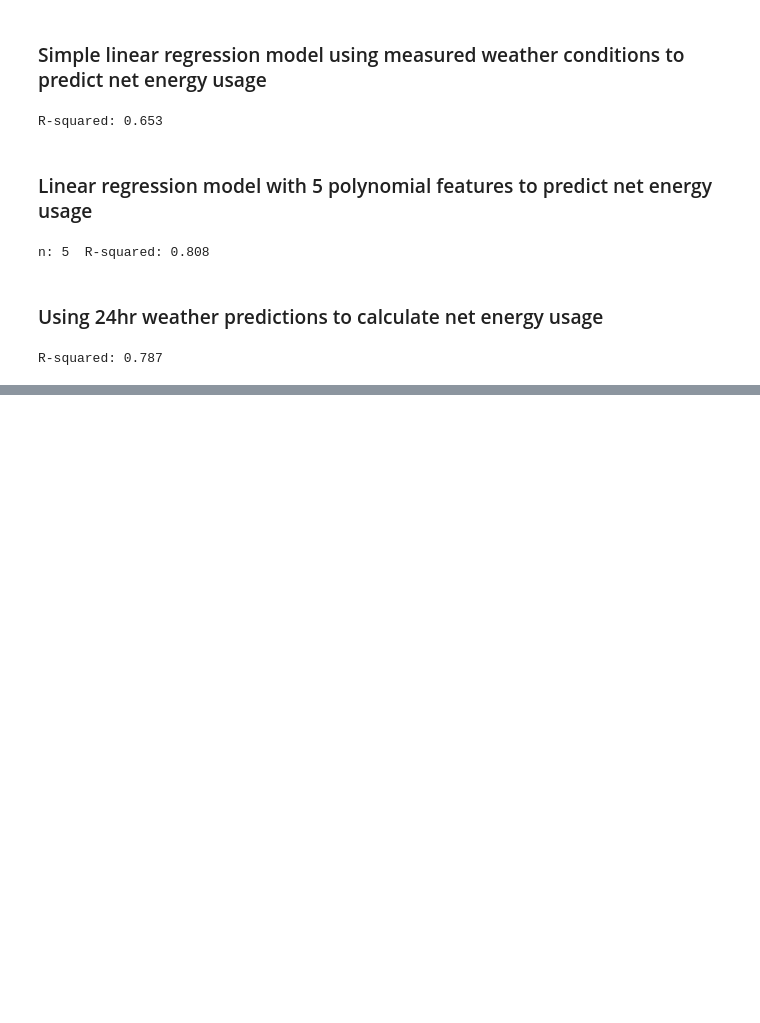
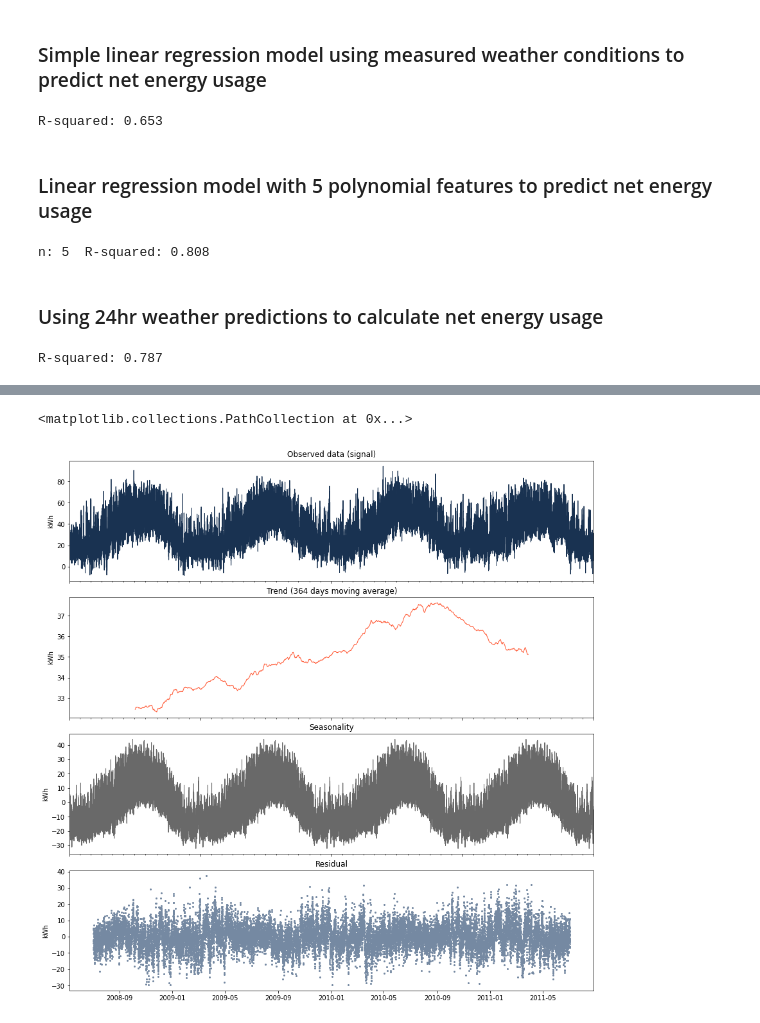
Before and after one commit to erickCantu/TheGreenCitySolutionsGroup, a Jupyter notebook: notebooks/Regression.ipynb, the cells around one changed output, grey strips where cells are left out. Saved outputs shown, nothing was run; the diff lists cells and outputs as text; code cells hidden in the pictures; blank space fills up the shorter version.

```diff
--- a/notebooks/Regression.ipynb
+++ b/notebooks/Regression.ipynb
@@ -148,0 +155,47 @@ plt.legend(loc='upper left')
+# %%
+seas_decomp_yearly = seasonal_decompose(
+    x=df['net_load_kWh'],
+    model='additive',
+    two_sided=True,
+    period= 365*24)
+
+cmaps_hex = ['#193251','#FF5A36','#696969', '#7589A2','#FF5A36', '#DB6668']
+sns.set_palette(palette=cmaps_hex)
+sns_c = sns.color_palette(palette=cmaps_hex)
+
+# Plots:
+fig, ax = plt.subplots(4, 1, figsize=(12, 12), constrained_layout=True)
+
+#Plot Signal
+ax[0].set(title='Observed data (signal)',
+          ylabel='kWh')
+seas_decomp_yearly.observed.plot(color=sns_c[0],
+                              linewidth=1,
+                              sharex=True,
+                              ax=ax[0])
+#Plot Trend
+ax[1].set(title='Trend (364 days moving average)',
+          ylabel='kWh')
+seas_decomp_yearly.trend.plot(color=sns_c[1],
+                              linewidth=1,
+                              sharex=True,
+                              ax=ax[1])
+#Plot Seasonality
+ax[2].set(title='Seasonality',
+          ylabel='kWh')
+seas_decomp_yearly.seasonal.plot(
+                                color=sns_c[2],
+                                linewidth=1,
+                                sharex=True,
+                                ax=ax[2])
+#Plot residual
+ax[3].set(title='Residual',
+          ylabel='kWh');
+ax[3].scatter(
+    x=seas_decomp_yearly.resid.index,
+    y=seas_decomp_yearly.resid,
+    color=sns_c[3],
+    s=4)
+# %% [output]
+<matplotlib.collections.PathCollection at 0x...>
+[figure, added]
```
Also changed, not shown: parts of 11 cells of this notebook.
